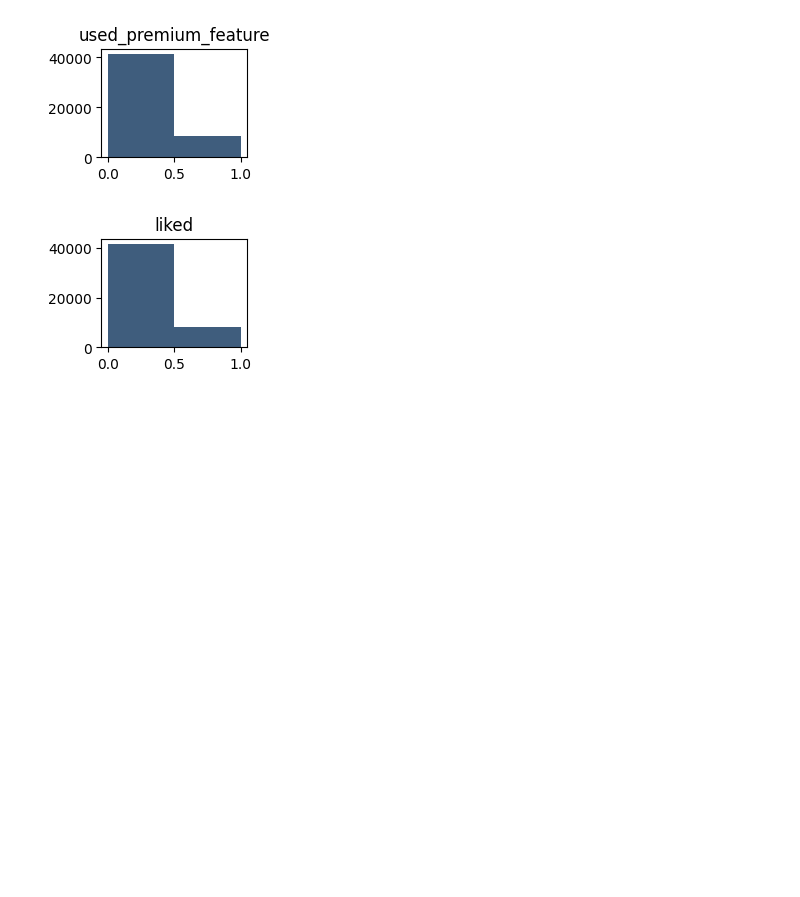
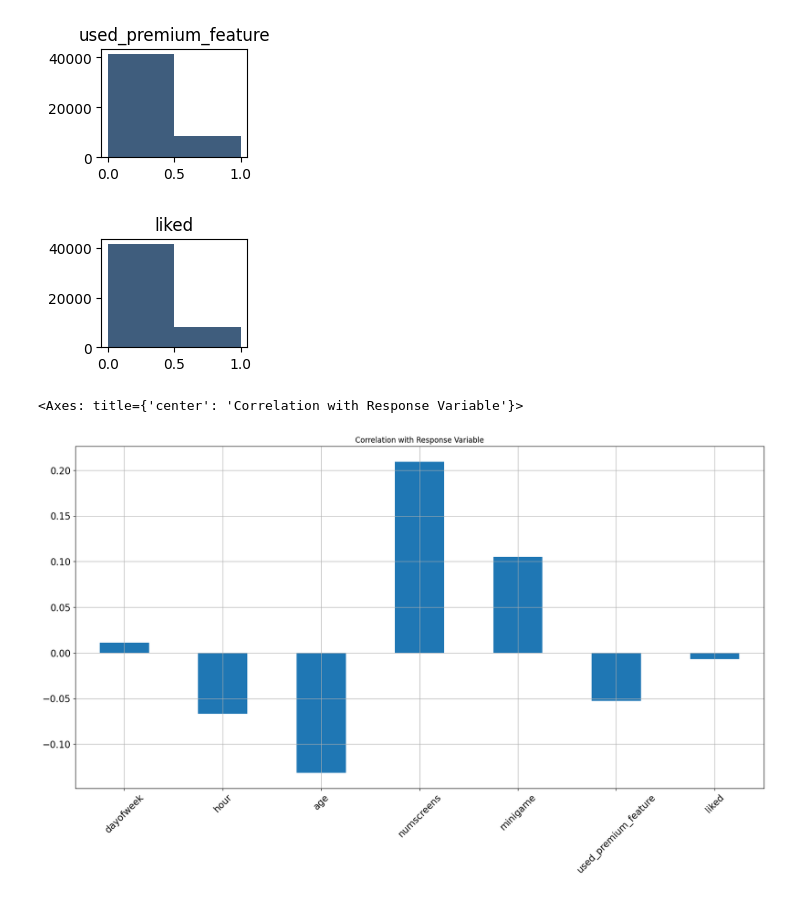
Before and after one commit to saimaharana4/ML_DL_Project, a Jupyter notebook: app-usage-analysis-churn-rate.ipynb, the cells around one changed output. Saved outputs shown, nothing was run; the diff lists cells and outputs as text; code cells hidden in the pictures; blank space fills up the shorter version.

```diff
--- a/app-usage-analysis-churn-rate.ipynb
+++ b/app-usage-analysis-churn-rate.ipynb
@@ -95,3 +95,13 @@ for i in range(1, df_temp.shape[1]+1):
 [figure]
 [figure]
 [figure]
+# %%
+#Correlation with Responses
+df_temp.corrwith(df["enrolled"]).plot.bar(figsize=(20,10),
+                                          title ="Correlation with Response Variable",
+                                         fontsize = 15,
+                                         rot =45,
+                                         grid = True)
+# %% [output]
+<Axes: title={'center': 'Correlation with Response Variable'}>
+[figure, added]
```
Also changed, not shown: parts of 1 cell of this notebook.
